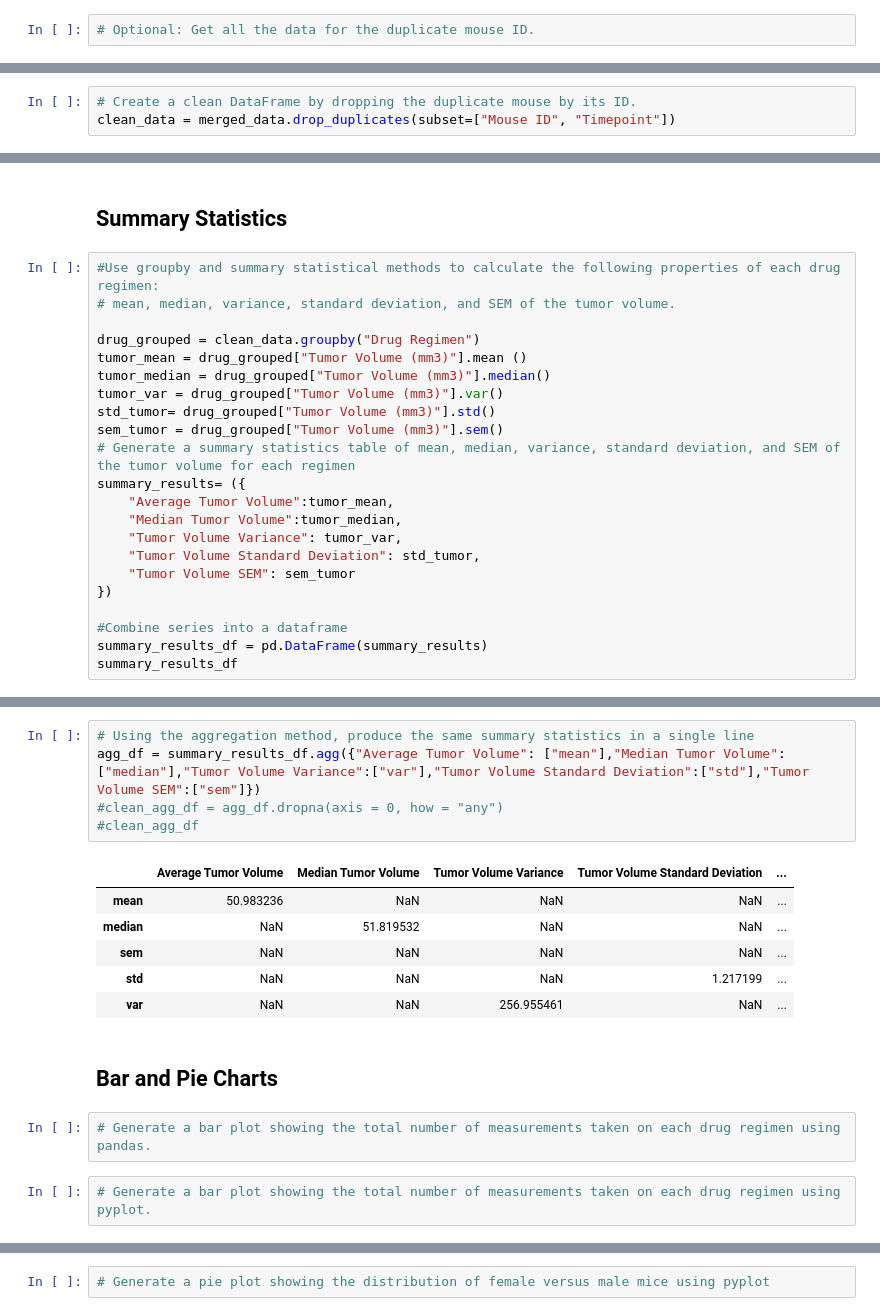
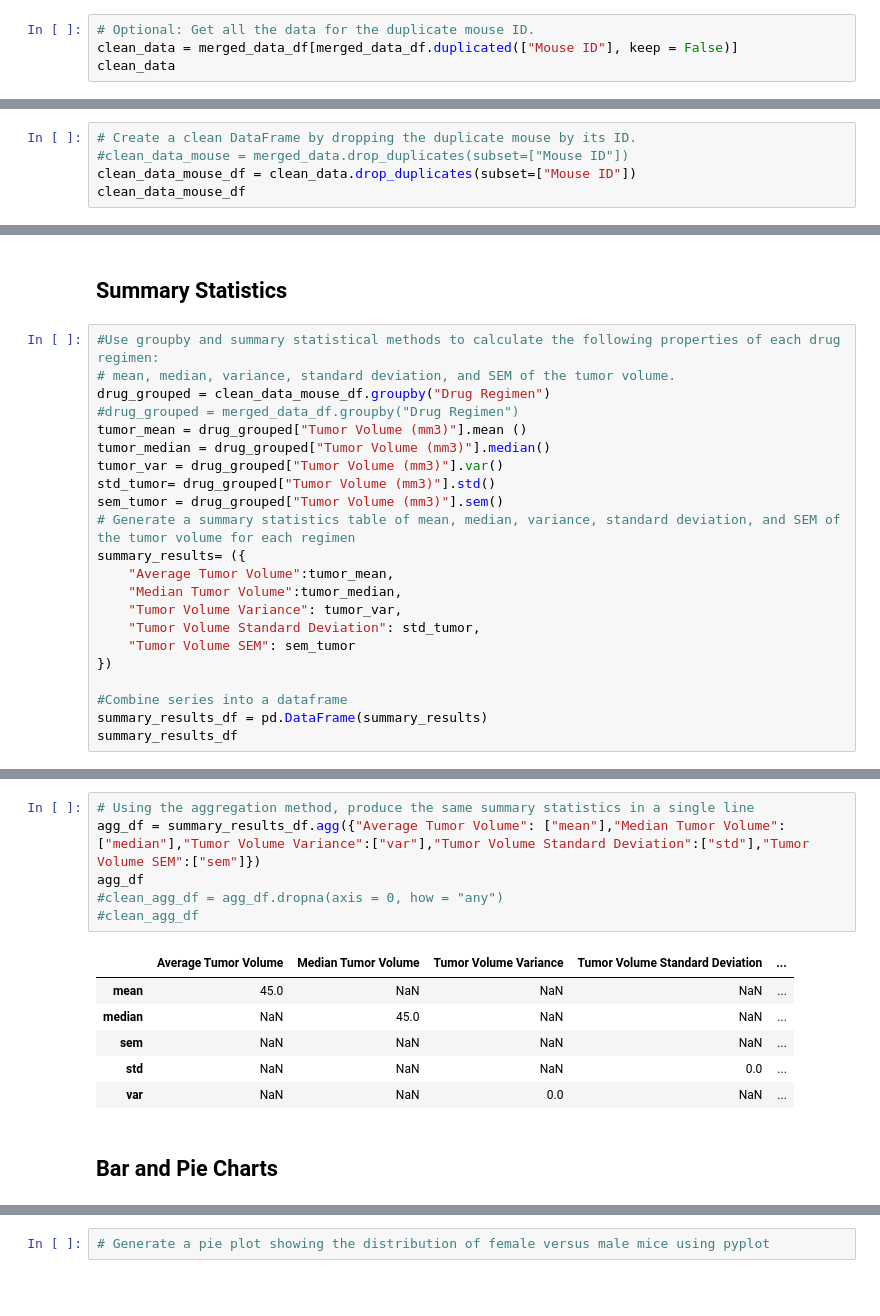
Before and after one commit to yperez0914/The-Power-of-Plots, a Jupyter notebook: Analysis/main.ipynb, the cells around one changed output, grey strips where cells are left out. Saved outputs shown, nothing was run; the diff lists cells and outputs as text; blank space fills up the shorter version.

```diff
--- a/Analysis/main.ipynb
+++ b/Analysis/main.ipynb
@@ -49,2 +60,4 @@ print(number_of_rows)
 # %%
 # Optional: Get all the data for the duplicate mouse ID.
+clean_data = merged_data_df[merged_data_df.duplicated(["Mouse ID"], keep = False)]
+clean_data
@@ -51,3 +78,5 @@ print(number_of_rows)
 # %%
 # Create a clean DataFrame by dropping the duplicate mouse by its ID.
-clean_data = merged_data.drop_duplicates(subset=["Mouse ID", "Timepoint"])
+#clean_data_mouse = merged_data.drop_duplicates(subset=["Mouse ID"])
+clean_data_mouse_df = clean_data.drop_duplicates(subset=["Mouse ID"])
+clean_data_mouse_df
@@ -62,8 +105,8 @@ print(num_mice)
 # %%
 #Use groupby and summary statistical methods to calculate the following properties of each drug regimen:
 # mean, median, variance, standard deviation, and SEM of the tumor volume.
-
-drug_grouped = clean_data.groupby("Drug Regimen")
+drug_grouped = clean_data_mouse_df.groupby("Drug Regimen")
+#drug_grouped = merged_data_df.groupby("Drug Regimen")
 tumor_mean = drug_grouped["Tumor Volume (mm3)"].mean ()
 tumor_median = drug_grouped["Tumor Volume (mm3)"].median()
 tumor_var = drug_grouped["Tumor Volume (mm3)"].var()
@@ -97,18 +140,15 @@ summary_results_df
 # %%
 # Using the aggregation method, produce the same summary statistics in a single line
 agg_df = summary_results_df.agg({"Average Tumor Volume": ["mean"],"Median Tumor Volume":["median"],"Tumor Volume Variance":["var"],"Tumor Volume Standard Deviation":["std"],"Tumor Volume SEM":["sem"]})
+agg_df
 #clean_agg_df = agg_df.dropna(axis = 0, how = "any")
 #clean_agg_df
 # %% [output]
 |  | Average Tumor Volume | Median Tumor Volume | Tumor Volume Variance | Tumor Volume Standard Deviation | ... |
-| mean | 50.983236 | NaN | NaN | NaN | ... |
-| median | NaN | 51.819532 | NaN | NaN | ... |
+| mean | 45.0 | NaN | NaN | NaN | ... |
+| median | NaN | 45.0 | NaN | NaN | ... |
 | sem | NaN | NaN | NaN | NaN | ... |
-| std | NaN | NaN | NaN | 1.217199 | ... |
-| var | NaN | NaN | 256.955461 | NaN | ... |
+| std | NaN | NaN | NaN | 0.0 | ... |
+| var | NaN | NaN | 0.0 | NaN | ... |
 # %% [markdown]
 ## Bar and Pie Charts
-# %%
-# Generate a bar plot showing the total number of measurements taken on each drug regimen using pandas.
-# %%
-# Generate a bar plot showing the total number of measurements taken on each drug regimen using pyplot.
```
Also changed, not shown: parts of 9 cells of this notebook.
